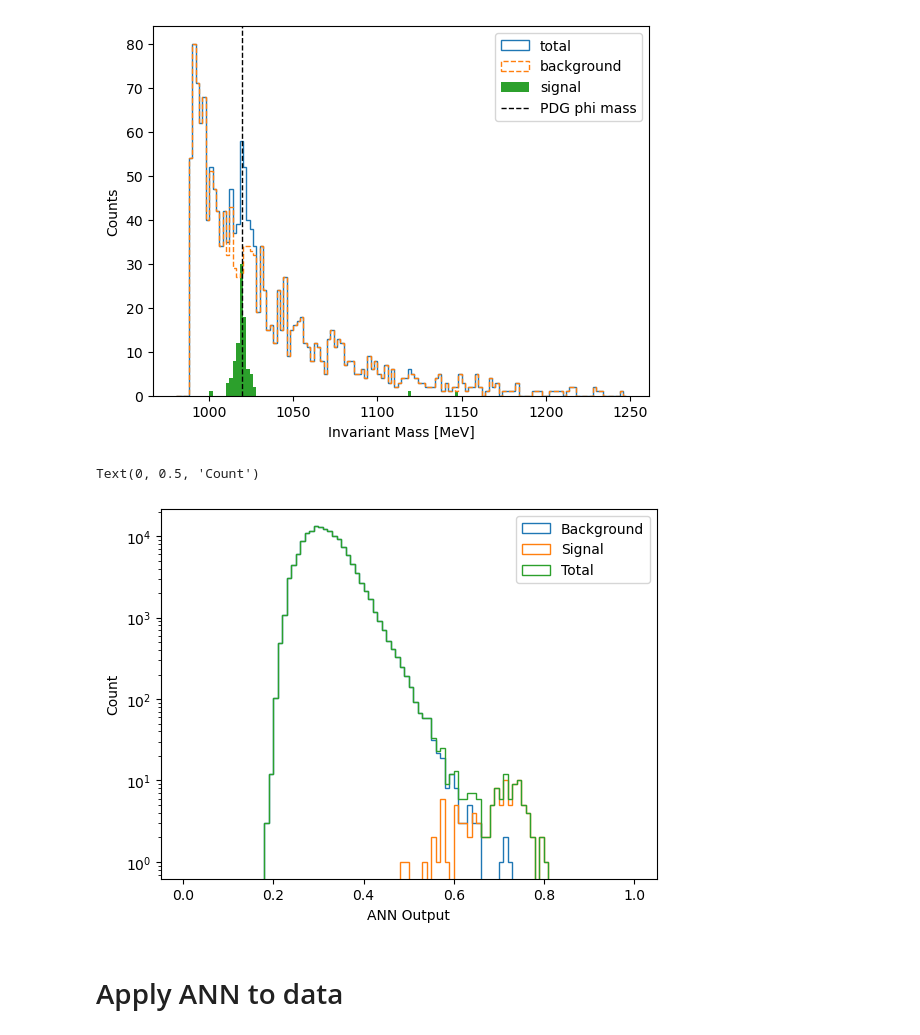
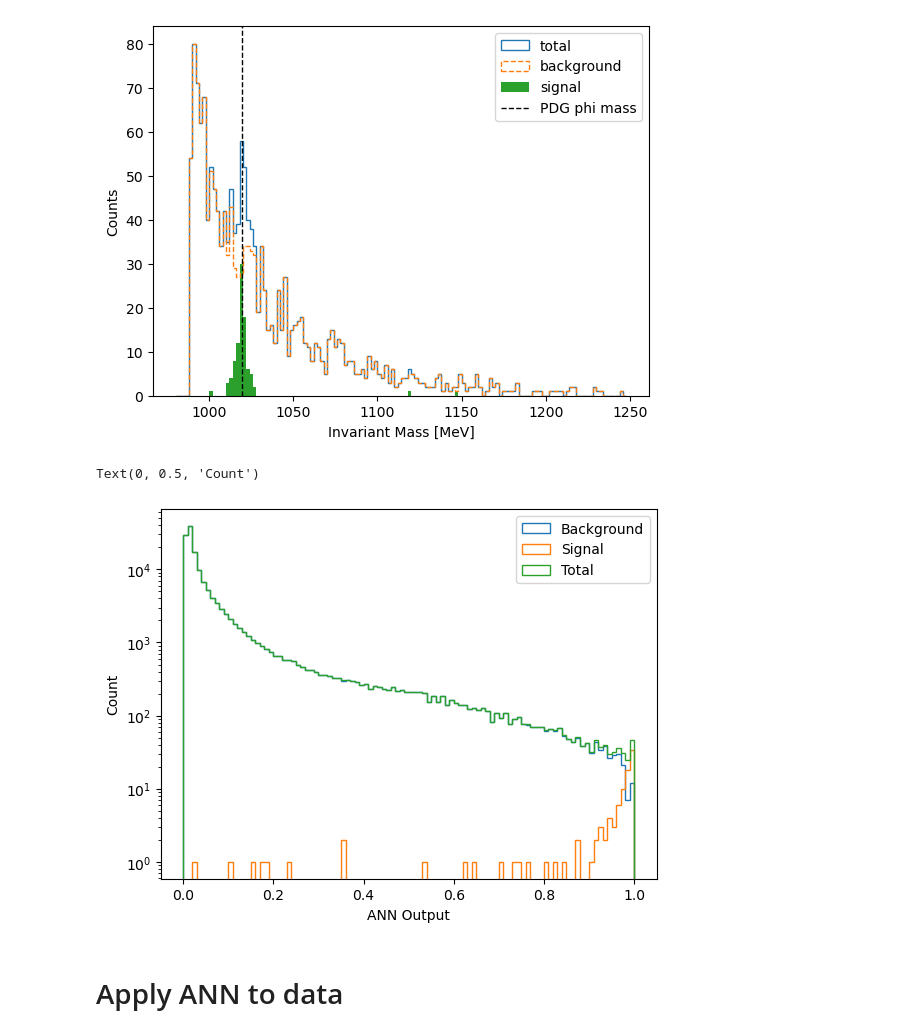
Before and after one commit to mghrear/pivoting-ANN, a Jupyter notebook: compare_models.ipynb, the cells around one changed output. Saved outputs shown, nothing was run; the diff lists cells and outputs as text; code cells hidden in the pictures.

```diff
--- a/compare_models.ipynb
+++ b/compare_models.ipynb
@@ -255,17 +279,17 @@ plt.legend()
 <matplotlib.legend.Legend at 0x...>
 [figure]
 # %%
-plt.hist(df_test_combined['BDT'].loc[df_test_combined.PhiKK == 0],bins=np.arange(0,1.01,0.01), histtype='step',label='Background')
-plt.hist(df_test_combined['BDT'].loc[df_test_combined.PhiKK == 1],bins=np.arange(0,1.01,0.01), histtype='step',label='Signal')
-plt.hist(df_test_combined['BDT'],bins=np.arange(0,1.01,0.01), histtype='step',label='Total')
+plt.hist(df_test_combined['Class_adv'].loc[df_test_combined.PhiKK == 0],bins=np.arange(0,1.01,0.01), histtype='step',label='Background')
+plt.hist(df_test_combined['Class_adv'].loc[df_test_combined.PhiKK == 1],bins=np.arange(0,1.01,0.01), histtype='step',label='Signal')
+plt.hist(df_test_combined['Class_adv'],bins=np.arange(0,1.01,0.01), histtype='step',label='Total')
 
 plt.legend()
 plt.yscale('log')
 plt.xlabel('ANN Output')
 plt.ylabel('Count')
 # %% [output]
 Text(0, 0.5, 'Count')
-[figure, old version]
+[figure, new version]
 # %% [markdown]
 # Apply ANN to data
 # %%
```
Also changed, not shown: parts of 3 cells of this notebook, 6 other files.
